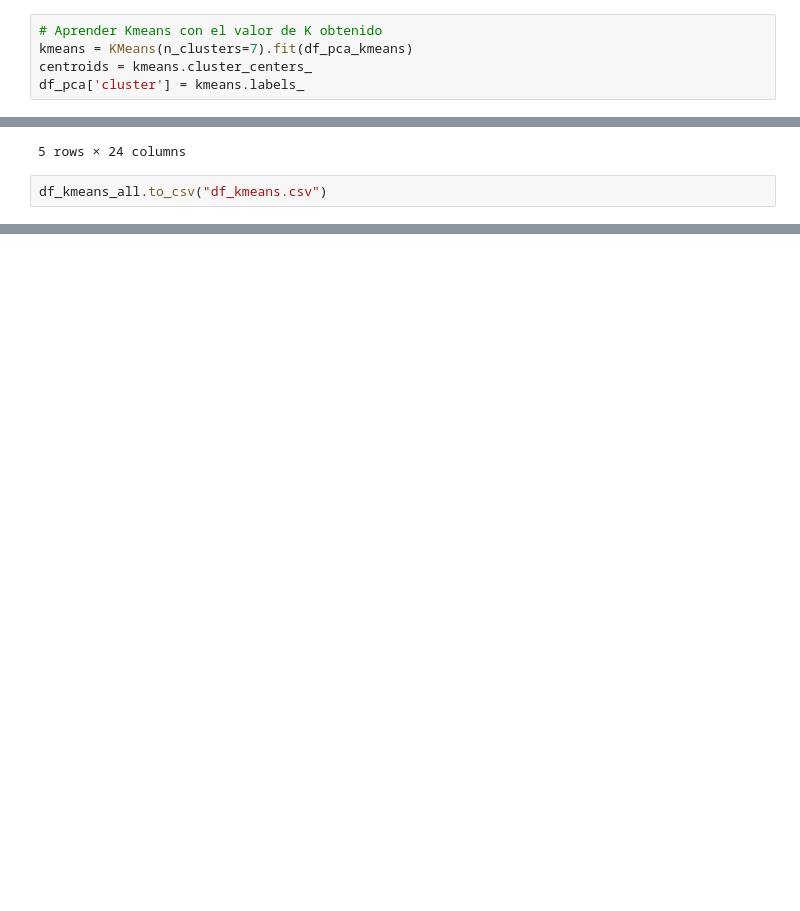
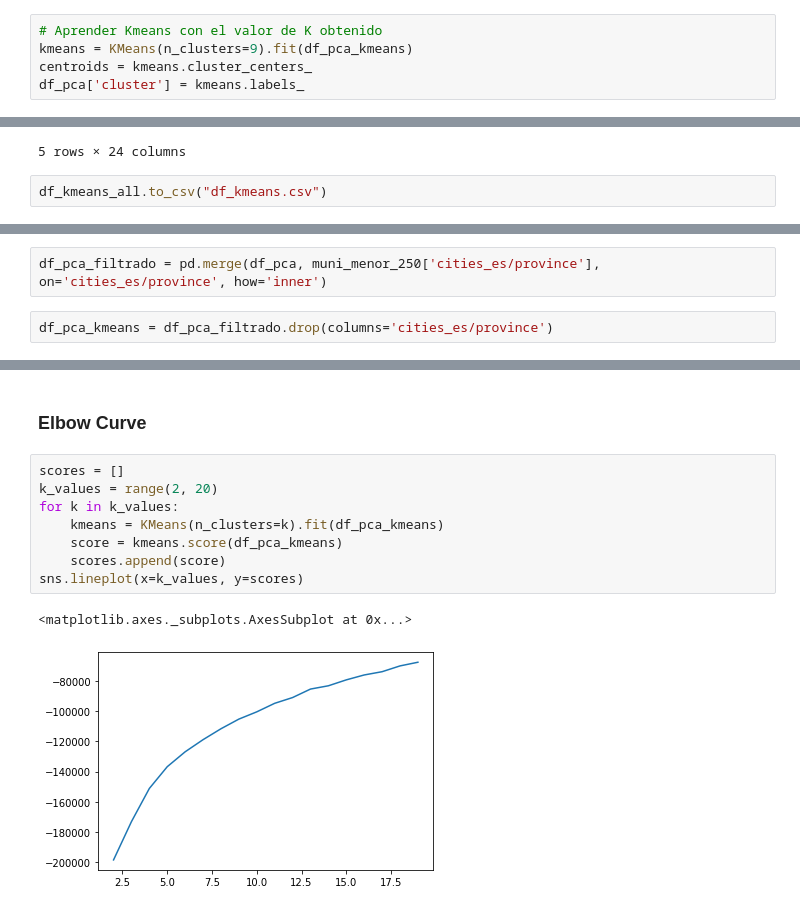
Before and after one commit to patcalsi/Exodus_urbano, a Jupyter notebook: data/kmeans.ipynb, the cells around one changed output, grey strips where cells are left out. Cells and saved outputs as stored; diff of their text form; blank space fills up the shorter version.

```diff
--- a/data/kmeans.ipynb
+++ b/data/kmeans.ipynb
@@ -97,7 +114,7 @@ plt.show()
 ### Kmeans
 # %%
 # Aprender Kmeans con el valor de K obtenido
-kmeans = KMeans(n_clusters=7).fit(df_pca_kmeans)
+kmeans = KMeans(n_clusters=9).fit(df_pca_kmeans)
 centroids = kmeans.cluster_centers_
 df_pca['cluster'] = kmeans.labels_
 # %%
@@ -176,0 +198,4 @@ df_kmeans_all.to_csv("df_kmeans.csv")
+# %%
+df_pca_filtrado = pd.merge(df_pca, muni_menor_250['cities_es/province'], on='cities_es/province', how='inner')
+# %%
+df_pca_kmeans = df_pca_filtrado.drop(columns='cities_es/province')
@@ -176,0 +211,13 @@ df_kmeans_all.to_csv("df_kmeans.csv")
+# %% [markdown]
+### Elbow Curve
+# %%
+scores = []
+k_values = range(2, 20)
+for k in k_values:
+    kmeans = KMeans(n_clusters=k).fit(df_pca_kmeans)
+    score = kmeans.score(df_pca_kmeans)
+    scores.append(score)
+sns.lineplot(x=k_values, y=scores)
+# %% [output]
+<matplotlib.axes._subplots.AxesSubplot at 0x...>
+[figure, added]
```
Also changed, not shown: parts of 17 cells of this notebook, 1 other file.
